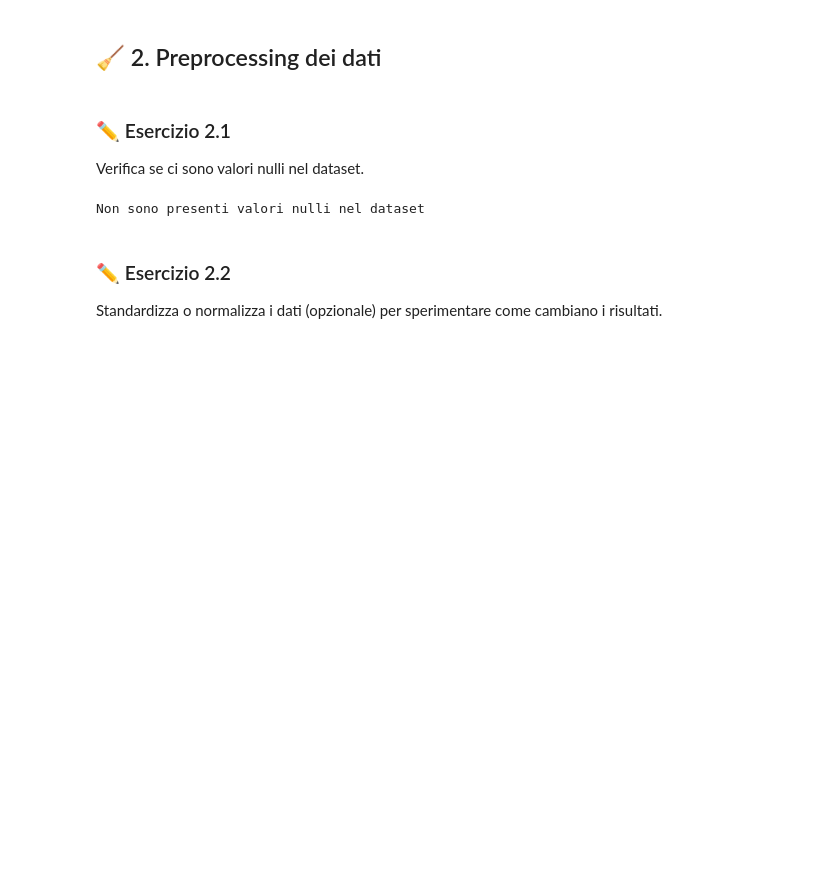
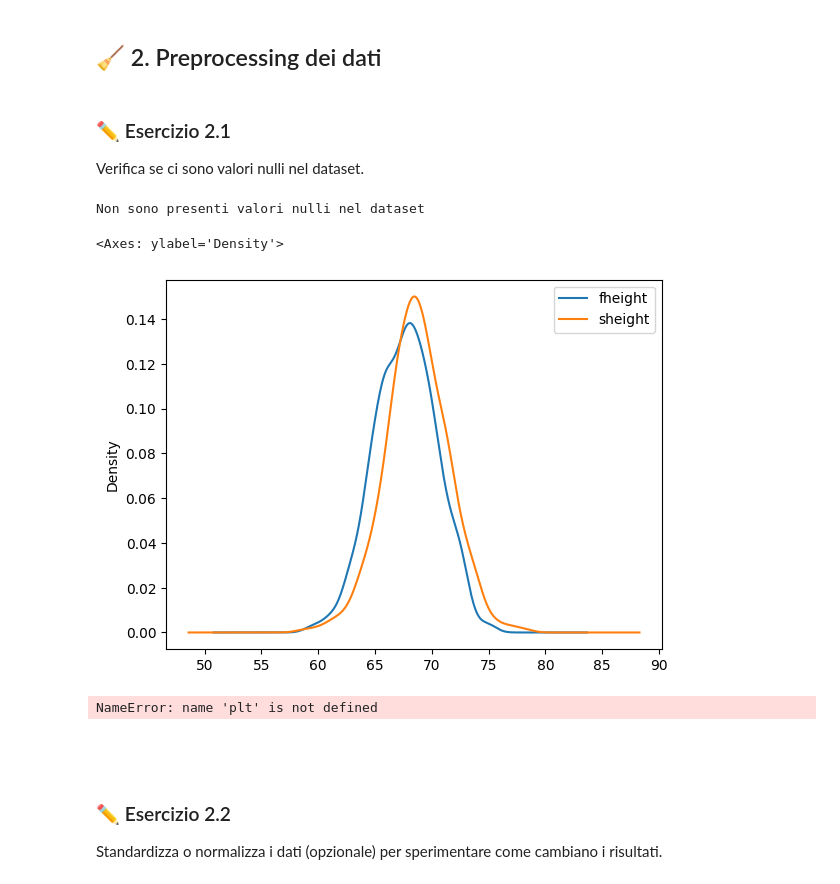
Before and after one commit to FrancescoScanni/fs_altezze, a Jupyter notebook: Regressione_Lineare_Altezze.ipynb, the cells around one changed output. Drawn from its saved outputs; the diff is of its cells as text; code cells hidden in the pictures; blank space fills up the shorter version.

Commit message:
Jupyter Imp 1.2 (Gauss e BoxPlot)

```diff
--- a/Regressione_Lineare_Altezze.ipynb
+++ b/Regressione_Lineare_Altezze.ipynb
@@ -122,15 +129,32 @@ Verifica se ci sono valori nulli nel dataset.
 # %%
 # Esercizio 2.1
 
 #! isnull restituisce booleans, sum conta quanti null e any restituisce tre se almeno uno...
 
 if (dataf["fheight"].isnull().any() or dataf["sheight"].isnull().any()):
     sbagliati=dataf.isnull().sum()
     print(f"Sono presenti valori nulli nel dataset e ce ne sono esattamente {sbagliati}")
 else:
     print("Non sono presenti valori nulli nel dataset")
+
+dataf.plot.kde()
 # %% [output]
 Non sono presenti valori nulli nel dataset
+<Axes: ylabel='Density'>
+[figure, added]
+# %%
+plt.figure(figsize=(8,6))
+plt.boxplot(df.values,vert=False,patch_artist=True)
+
+plt.yticks(range(1,len(df.columns)+1),df.columns)
+
+plt.title("Boxplot orizzontale delle colonne")
+
+plt.show()
+# %% [output]
+NameError: name 'plt' is not defined
+# %% [markdown]
+#
 # %% [markdown]
 ### ✏️ Esercizio 2.2
 Standardizza o normalizza i dati (opzionale) per sperimentare come cambiano i risultati.
```
Also changed, not shown: parts of 1 cell of this notebook, 2 other files.
